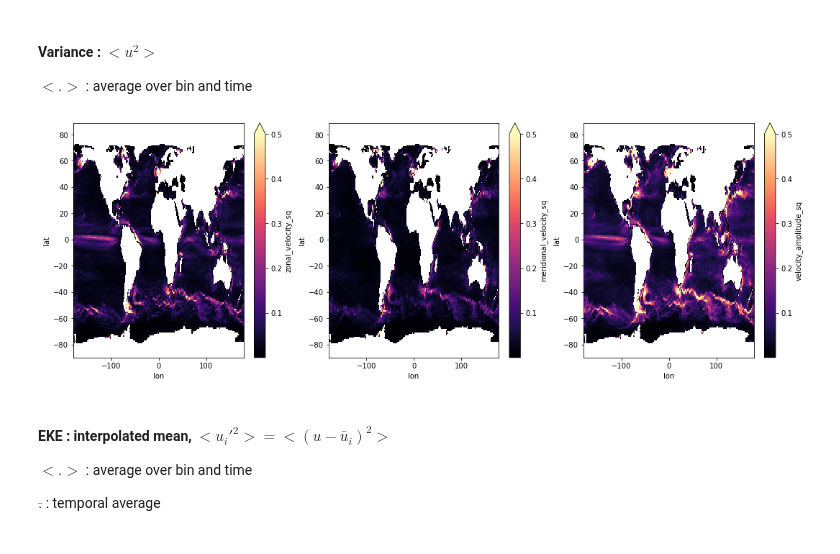
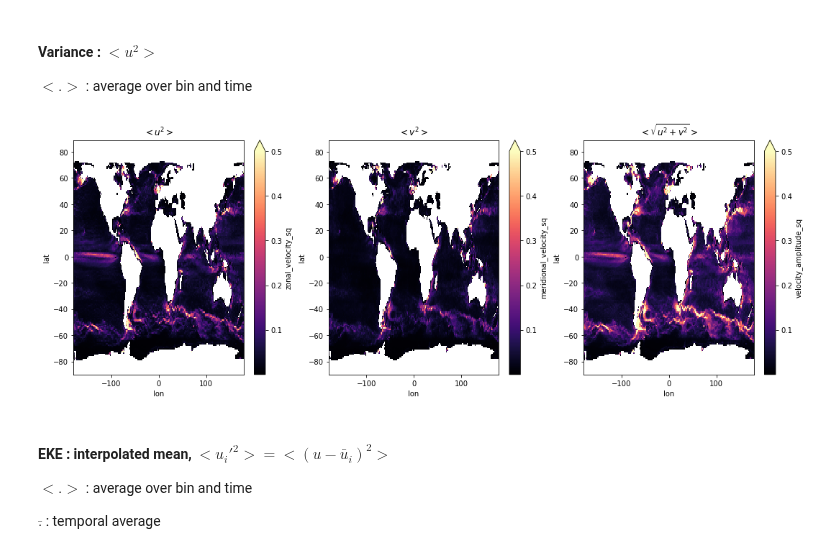
Before and after one commit to apatlpo/mit_equinox, a Jupyter notebook: parcels/binned_diags.ipynb, the cells around one changed output. Cells and saved outputs as stored; diff of their text form; code cells hidden in the pictures.

```diff
--- a/parcels/binned_diags.ipynb
+++ b/parcels/binned_diags.ipynb
@@ -146,3 +135,0 @@ for V in df_uv.drop(columns=['lat','lon','trajectory','z']).columns:#df_uv.colum
-# %%
-for V in df_uv.columns[10:18]:
-    df_uv[V+'_sq'] = df_uv[V]*df_uv[V]
@@ -241,6 +229,7 @@ $<.>$ : average over bin and time
 columns = ['zonal_velocity','meridional_velocity','velocity_amplitude']
 figsize=(6*len(columns),6)
 fig,axs = plt.subplots(1,len(columns),figsize=figsize)#,subplot_kw=dict(projection=projection))
-for V, ax in zip(columns,axs):
+for V, ax,title in zip(columns,axs,[r'$<u>$',r'$<v>$',r'$<\sqrt{u^2+v^2}>$']):
     df_mean[V].plot(ax=ax,x='lon',vmax=0.5,cmap='magma')
+    ax.set_title(title)
 # %% [output]
@@ -251,10 +240,12 @@ $<.>$ : average over bin and time
 
 $\bar .$ : temporal average
 # %%
-columns = ['zonal_velocity_prime','meridional_velocity_prime','velocity_amplitude_prime']
+columns = ['zonal_velocity_iprime','meridional_velocity_iprime','velocity_amplitude_iprime']
 figsize=(6*len(columns),6)
 fig,axs = plt.subplots(1,len(columns),figsize=figsize)#,subplot_kw=dict(projection=projection))
-for V, ax in zip(columns,axs):
+for V, ax,title in zip(columns,axs,[r'$<u-\bar u_i>$',r'$<v-\bar v_i>$',r'$<\sqrt{(u-\bar u_i)^2+(v-\bar v_i)^2}>$']):
+
     df_mean[V].plot(ax=ax,x='lon',vmax=0.4,cmap='magma')
+    ax.set_title(title)
 # %% [output]
 [figure]
@@ -260,0 +257,8 @@ for V, ax in zip(columns,axs):
+# %%
+columns = ['zonal_velocity_bprime','meridional_velocity_bprime','velocity_amplitude_bprime']
+figsize=(6*len(columns),6)
+fig,axs = plt.subplots(1,len(columns),figsize=figsize)#,subplot_kw=dict(projection=projection))
+for V, ax,title in zip(columns,axs,[r'$<u-\bar u_b>$',r'$<v-\bar v_b>$',r'$<\sqrt{(u-\bar u_b)^2+(v-\bar v_b)^2}>$']):
+
+    df_mean[V].plot(ax=ax,x='lon',vmax=0.4,cmap='magma')
+    ax.set_title(title)
@@ -264,11 +270,13 @@ $<.>$ : average over bin and time
 # %%
 columns = ['zonal_velocity','meridional_velocity','velocity_amplitude']
 figsize=(6*len(columns),6)
 fig,axs = plt.subplots(1,len(columns),figsize=figsize)#,subplot_kw=dict(projection=projection))
-for V, ax in zip(columns,axs):
+for V, ax,title in zip(columns,axs,[r'$<u^2>$',r'$<v^2>$',r'$<\sqrt{u^2+v^2}>$']):
+
     df_mean[V+'_sq'].plot(ax=ax,x='lon',vmax=0.5,cmap='magma')
+    ax.set_title(title)
 # %% [output]
-[figure, old version]
+[figure, new version]
 # %% [markdown]
 #### EKE : interpolated mean, $<u_i'^2>=<(u-\bar u_i)^2>$
 $<.>$ : average over bin and time
```
Also changed, not shown: parts of 50 cells of this notebook, 2 other files.
